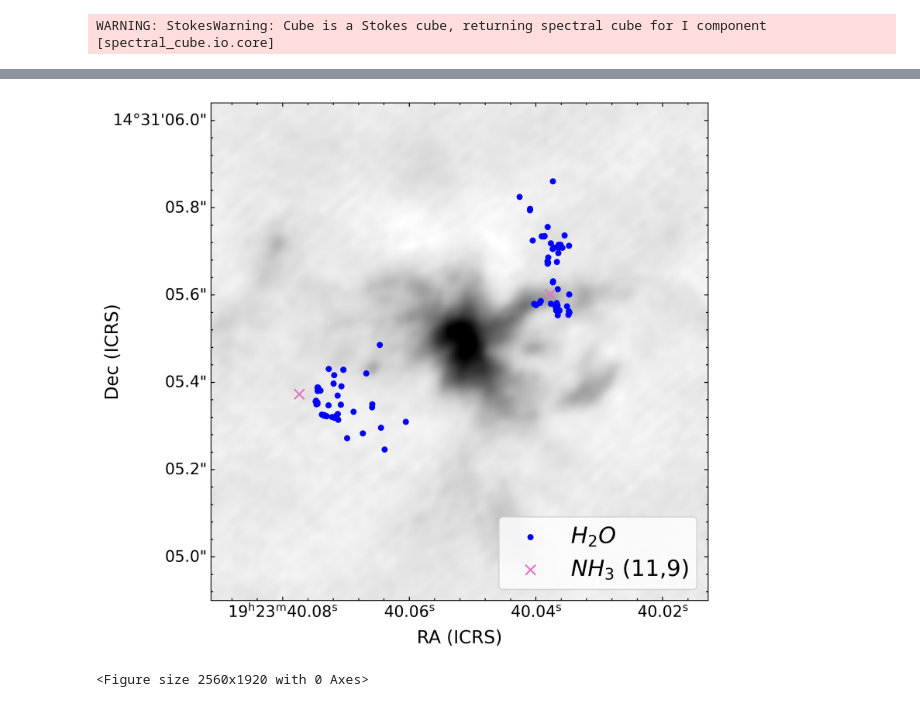
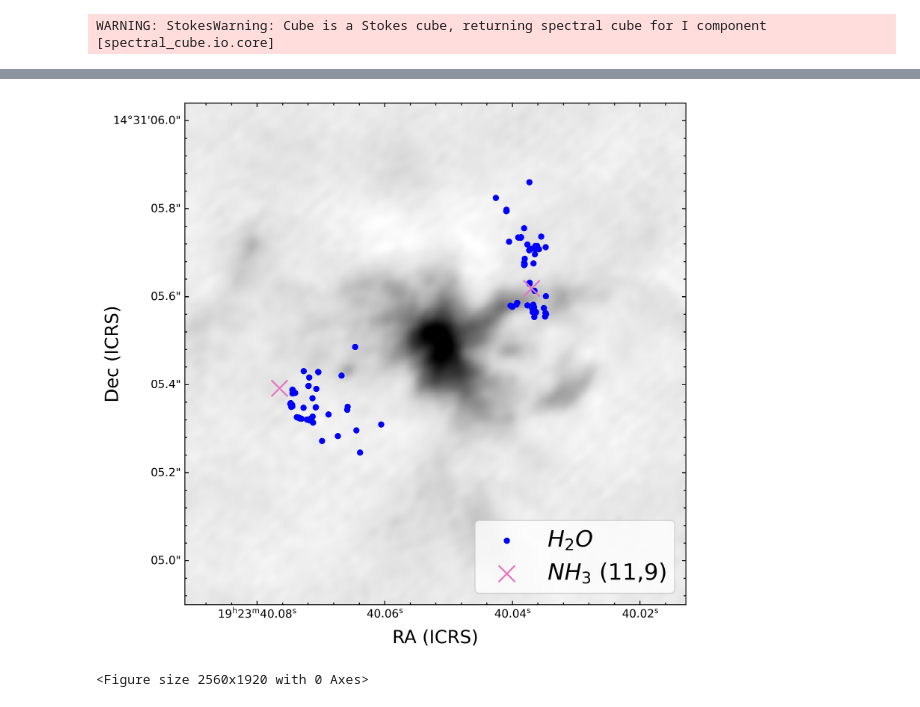
Before and after one commit to GalagaBits/W51-Masers-and-Starforming-Regions, a Jupyter notebook: notebooks/overplot_h2o_nh3_ver3.ipynb, the cells around one changed output, grey strips where cells are left out. Cells and saved outputs as stored; diff of their text form; code cells hidden in the pictures.

```diff
--- a/notebooks/overplot_h2o_nh3_ver3.ipynb
+++ b/notebooks/overplot_h2o_nh3_ver3.ipynb
@@ -60,16 +62,16 @@ def w51north_settings():
     dec.set_axislabel(f"Dec ({radesys})", fontsize=fontsize, minpad=0.0)
     ra.display_minor_ticks(True)
     dec.display_minor_ticks(True)
-    ra.ticklabels.set_fontsize(tick_fontsize)
-    # ra.set_ticklabel(exclude_overlapping=True)
-    dec.ticklabels.set_fontsize(tick_fontsize)
+    # ra.ticklabels.set_fontsize(tick_fontsize)
+    # # ra.set_ticklabel(exclude_overlapping=True)
+    # dec.ticklabels.set_fontsize(tick_fontsize)
     # dec.set_ticklabel(exclude_overlapping=True)
     # ra.set_ticks(spacing=5 * u.arcsec)
     # ra.set_ticks(number=7)
 
     return ax
 # %%
-fn = '/Users/galagabits/Developer/masers/W51/FITS/W51n_cont_briggsSC_tclean.image.fits'
+fn = '/Volumes/GalagaResearch/Developer/masers/continuum/W51n_cont_briggsSC_tclean.image.fits'
 fh = SpectralCube.read(fn, format='fits')
 cen = fh.shape[1]/2, fh.shape[2]/2
 
@@ -84,0 +85,5 @@ masers = pd.read_csv('water_masers_imai.csv')
+# %%
+masers = pd.read_csv('/Volumes/GalagaResearch/Developer/masers/W51/W51-Masers-and-Starforming-Regions/notebooks/old-notebooks/water_masers_imai.csv')
+masers_ammonia = pd.read_csv('/Volumes/GalagaResearch/Developer/masers/W51/W51-Masers-and-Starforming-Regions/notebooks/w51_irs2_ammonia_maser_spectral_spatial_fits.csv')
+# %%
+masers_ammonia = masers_ammonia[masers_ammonia['source'] == 'W51North']
@@ -85,30 +97,32 @@ masers = pd.read_csv('water_masers_imai.csv')
 # %%
 plt.rcParams['figure.dpi'] = 400
 plt.rcParams['savefig.dpi'] = 400
 
 plt.figure(figsize=(8,8))
 
 ax = plt.subplot(projection=ww)
 
 
 w51north_settings()
 
 im = ax.imshow(v, cmap='gray_r', norm=visualization.simple_norm(fh[0].data, stretch='linear', max_percent=99.999))
 
 ax.scatter(masers['ra'], masers['dec'], s=20, c = "blue", transform=ax.get_transform('world'), label = '$\t{H}_2\t{O}$')
 
 ax.axis([cen[0]-200,cen[0]+180,cen[1]-200,cen[1]+180])
-ax.scatter(290.916824, 14.51822272, s=80, c = "tab:pink", marker = 'x' ,transform=ax.get_transform('world'))
-ax.scatter(290.9169891, 14.51815923, s=80, c = "tab:pink", marker = 'x' ,transform=ax.get_transform('world'),label = '$\t{NH}_3$ (11,9)')
+# ax.scatter(290.916824, 14.51822272, s=80, c = "tab:pink", marker = 'x' ,transform=ax.get_transform('world'))
+# ax.scatter(290.9169891, 14.51815923, s=80, c = "tab:pink", marker = 'x' ,transform=ax.get_transform('world'),label = '$\t{NH}_3$ (11,9)')
+
+ax.scatter(masers_ammonia['x_mean_sky'], masers_ammonia['y_mean_sky'], s=210, c = "tab:pink", transform=ax.get_transform('world'),marker = 'x',label = '$\t{NH}_3$ (11,9)')
 
 ax.legend(loc = 4, fontsize=20)
 ax.tick_params(axis="y",direction="in", color = 'black')
 ax.tick_params(axis="x",direction="in",color = 'black')
 
 plt.show()
 plt.savefig('W51_North_watermasers.png')
 # %% [output]
-[figure, old version]
+[figure, new version]
 <Figure size 2560x1920 with 0 Axes>
 # %%
 ax.axis([cen[0]-180,cen[0]+20,cen[1]-40,cen[1]+160])
```
Also changed, not shown: parts of 3 cells of this notebook, 3 other files.
